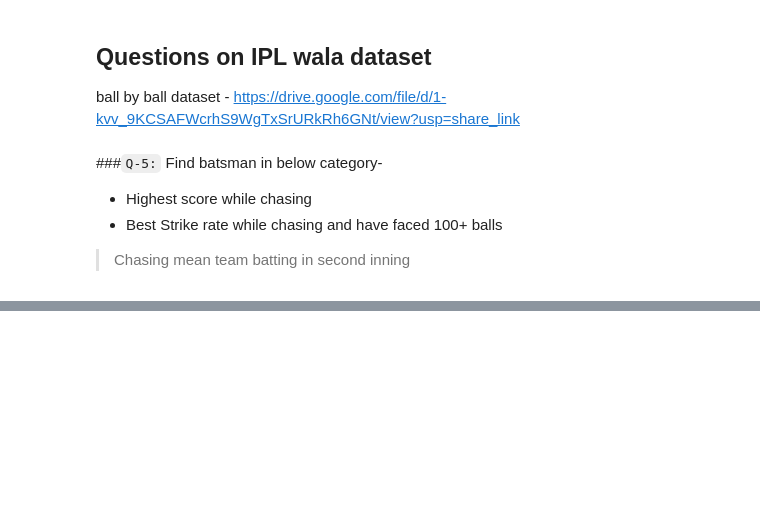
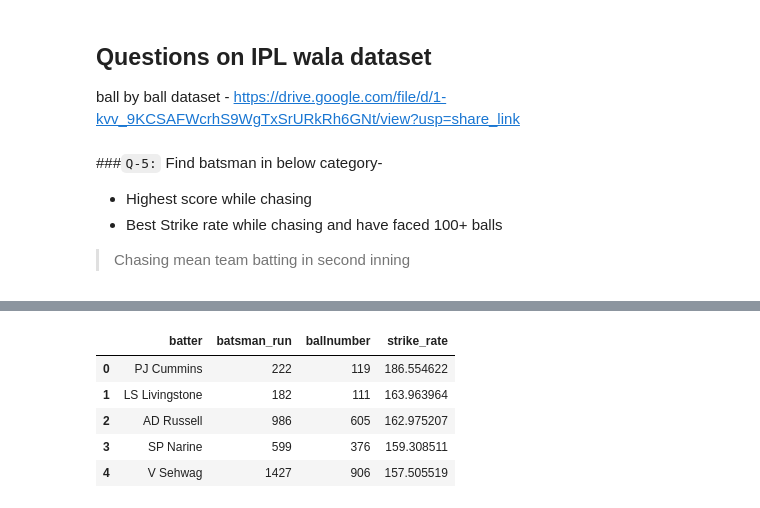
Before and after one commit to Ayesha-Zaman/Intelligence-Journey-, a Jupyter notebook: 07: Advanced Pandas/ GroupBy Object in Pandas/ Task 19: GroupBy Object in Pandas.ipynb, the cells around one changed output, grey strips where cells are left out. Cells and saved outputs as stored; diff of their text form; code cells hidden in the pictures; blank space fills up the shorter version.

```diff
--- a/07: Advanced Pandas/ GroupBy Object in Pandas/ Task 19: GroupBy Object in Pandas.ipynb
+++ b/07: Advanced Pandas/ GroupBy Object in Pandas/ Task 19: GroupBy Object in Pandas.ipynb
@@ -182,0 +190,6 @@ ball by ball dataset - https://drive.google.com/file/d/1-kvv_9KCSAFWcrhS9WgTxSrU
+# %%
+# 1
+df = balls[balls.innings == 2]
+df.groupby(["ID", "batter"]).agg({
+    'batsman_run': 'sum'
+}).sort_values(by='batsman_run',ascending=False)['batsman_run'].head()
@@ -182,0 +205,16 @@ ball by ball dataset - https://drive.google.com/file/d/1-kvv_9KCSAFWcrhS9WgTxSrU
+# %%
+# 2
+temp_df = df[~(df['innings'] == 'wides')]
+temp_df = temp_df.groupby('batter').agg(
+    {'batsman_run': 'sum',
+    'ballnumber': 'count'}
+)
+temp_df['strike_rate'] = (temp_df['batsman_run'] / temp_df['ballnumber']) * 100
+temp_df[temp_df['ballnumber'] >= 100].sort_values(by='strike_rate', ascending=False).reset_index().head()
+# %% [output]
+|  | batter | batsman_run | ballnumber | strike_rate |
+| 0 | PJ Cummins | 222 | 119 | 186.554622 |
+| 1 | LS Livingstone | 182 | 111 | 163.963964 |
+| 2 | AD Russell | 986 | 605 | 162.975207 |
+| 3 | SP Narine | 599 | 376 | 159.308511 |
+| 4 | V Sehwag | 1427 | 906 | 157.505519 |
```
Also changed, not shown: parts of 8 cells of this notebook.
